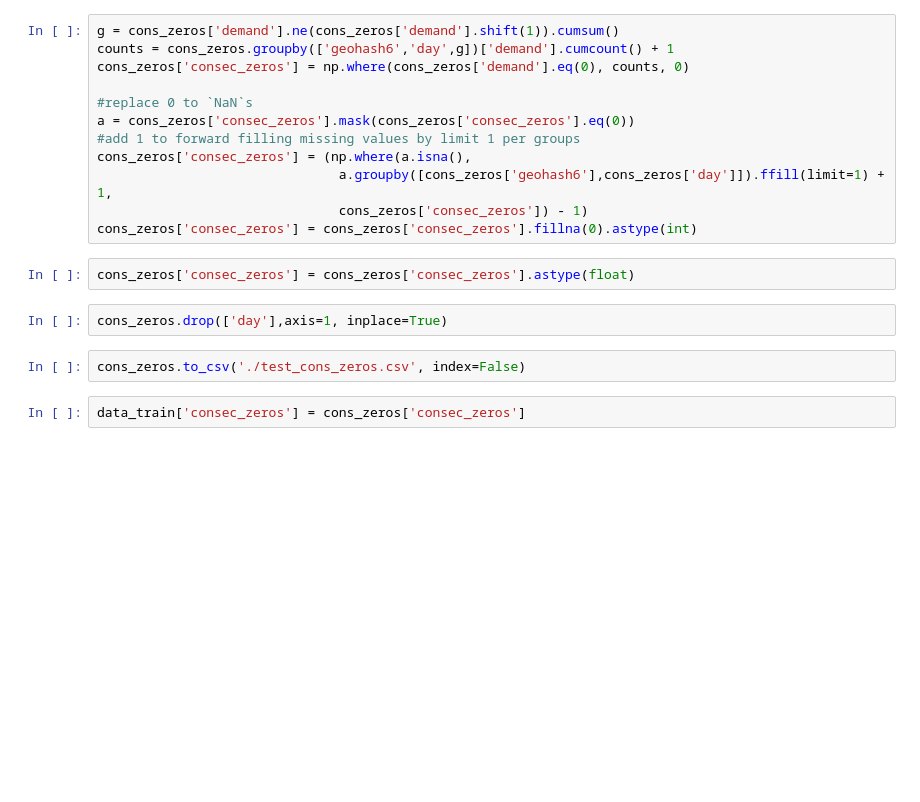
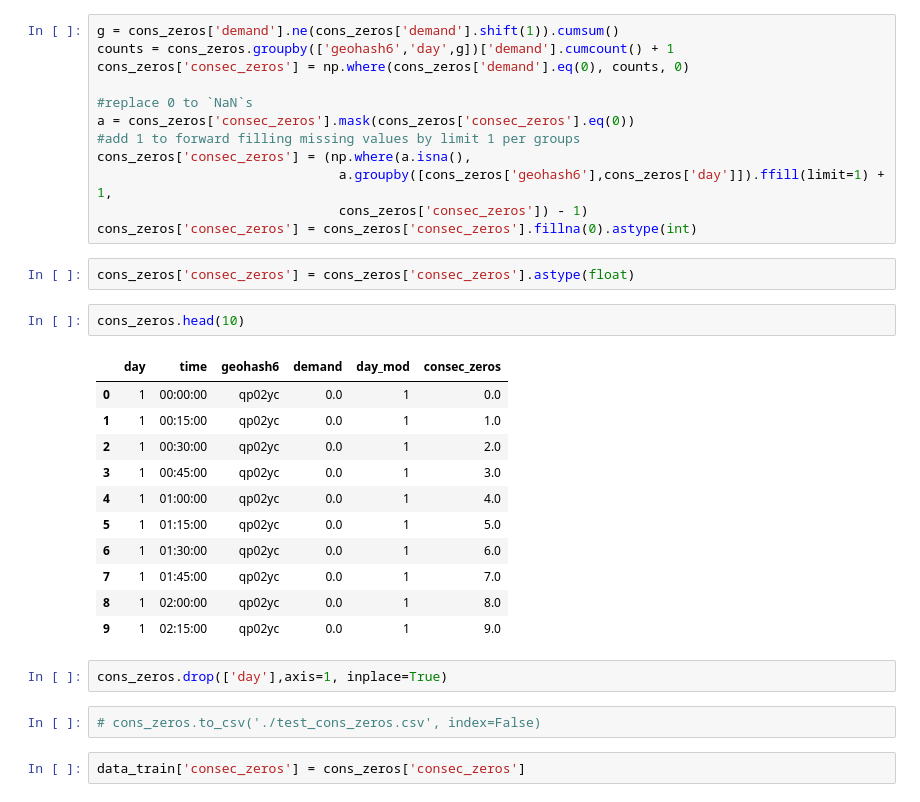
Before and after one commit to tanyapohn/grab-traffic, a Jupyter notebook: notebooks/make_features_tree.ipynb, the cells around one changed output. Saved outputs shown, nothing was run; the diff lists cells and outputs as text; blank space fills up the shorter version.

```diff
--- a/notebooks/make_features_tree.ipynb
+++ b/notebooks/make_features_tree.ipynb
@@ -118,10 +125,24 @@ cons_zeros['consec_zeros'] = (np.where(a.isna(),
 cons_zeros['consec_zeros'] = cons_zeros['consec_zeros'].fillna(0).astype(int)
 # %%
 cons_zeros['consec_zeros'] = cons_zeros['consec_zeros'].astype(float)
+# %%
+cons_zeros.head(10)
+# %% [output]
+|  | day | time | geohash6 | demand | day_mod | consec_zeros |
+| 0 | 1 | 00:00:00 | qp02yc | 0.0 | 1 | 0.0 |
+| 1 | 1 | 00:15:00 | qp02yc | 0.0 | 1 | 1.0 |
+| 2 | 1 | 00:30:00 | qp02yc | 0.0 | 1 | 2.0 |
+| 3 | 1 | 00:45:00 | qp02yc | 0.0 | 1 | 3.0 |
+| 4 | 1 | 01:00:00 | qp02yc | 0.0 | 1 | 4.0 |
+| 5 | 1 | 01:15:00 | qp02yc | 0.0 | 1 | 5.0 |
+| 6 | 1 | 01:30:00 | qp02yc | 0.0 | 1 | 6.0 |
+| 7 | 1 | 01:45:00 | qp02yc | 0.0 | 1 | 7.0 |
+| 8 | 1 | 02:00:00 | qp02yc | 0.0 | 1 | 8.0 |
+| 9 | 1 | 02:15:00 | qp02yc | 0.0 | 1 | 9.0 |
 # %%
 cons_zeros.drop(['day'],axis=1, inplace=True)
 # %%
-cons_zeros.to_csv('./test_cons_zeros.csv', index=False)
+# cons_zeros.to_csv('./test_cons_zeros.csv', index=False)
 # %%
 data_train['consec_zeros'] = cons_zeros['consec_zeros']
 # %%
```
Also changed, not shown: parts of 70 cells of this notebook.
